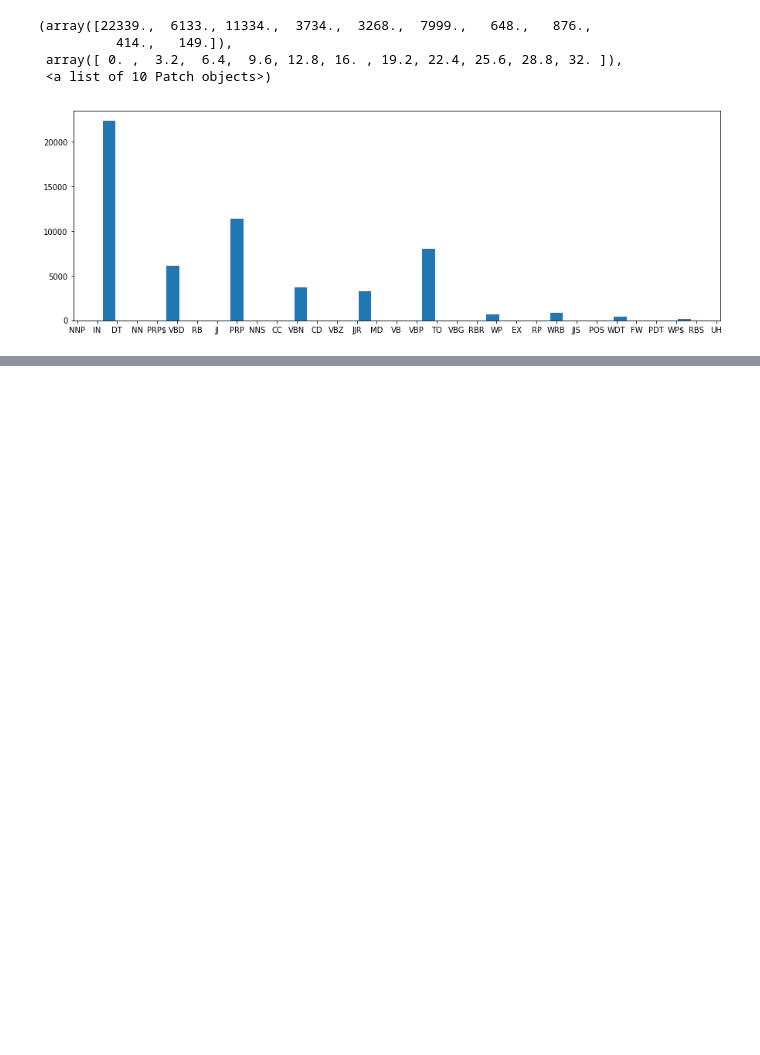
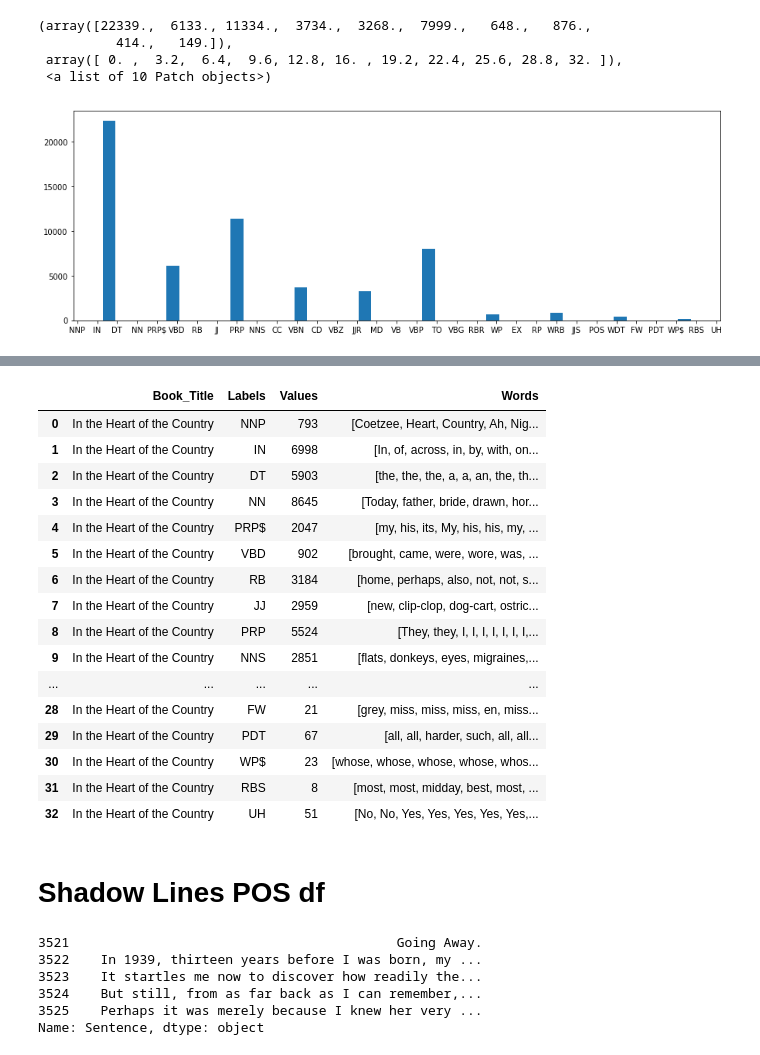
Before and after one commit to bailey-danielson/NLP_Practice, a Jupyter notebook: Part_Speech_Analysis.ipynb, the cells around one changed output, grey strips where cells are left out. Cells and saved outputs as stored; diff of their text form; code cells hidden in the pictures; blank space fills up the shorter version.

Commit message:
created pos data frames

```diff
--- a/Part_Speech_Analysis.ipynb
+++ b/Part_Speech_Analysis.ipynb
@@ -62,0 +76,3 @@ IHC_tags[:12]
+# %%
+IHC_pos_words = dict_pos_word(tagged_IHC.pos_tags)
+IHC_pos_words
@@ -62,0 +97,3 @@ IHC_tags[:12]
+# %%
+IHC_list_values = [ v for v in IHC_pos_words.values() ]
+IHC_list_values
@@ -83,0 +139,38 @@ plt.show()
+# %%
+IHC_pos_df = pd.DataFrame(
+    {'Book_Title': "In the Heart of the Country",
+     'Labels': ihc_labels,
+     'Values': ihc_values,
+     'Words': IHC_list_values})
+# %%
+IHC_pos_df.head(35)
+# %% [output]
+|  | Book_Title | Labels | Values | Words |
+| 0 | In the Heart of the Country | NNP | 793 | [Coetzee, Heart, Country, Ah, Nig... |
+| 1 | In the Heart of the Country | IN | 6998 | [In, of, across, in, by, with, on... |
+| 2 | In the Heart of the Country | DT | 5903 | [the, the, the, a, a, an, the, th... |
+| 3 | In the Heart of the Country | NN | 8645 | [Today, father, bride, drawn, hor... |
+| 4 | In the Heart of the Country | PRP$ | 2047 | [my, his, its, My, his, his, my, ... |
+| 5 | In the Heart of the Country | VBD | 902 | [brought, came, were, wore, was, ... |
+| 6 | In the Heart of the Country | RB | 3184 | [home, perhaps, also, not, not, s... |
+| 7 | In the Heart of the Country | JJ | 2959 | [new, clip-clop, dog-cart, ostric... |
+| 8 | In the Heart of the Country | PRP | 5524 | [They, they, I, I, I, I, I, I, I,... |
+| 9 | In the Heart of the Country | NNS | 2851 | [flats, donkeys, eyes, migraines,... |
+| ... | ... | ... | ... | ... |
+| 28 | In the Heart of the Country | FW | 21 | [grey, miss, miss, miss, en, miss... |
+| 29 | In the Heart of the Country | PDT | 67 | [all, all, harder, such, all, all... |
+| 30 | In the Heart of the Country | WP$ | 23 | [whose, whose, whose, whose, whos... |
+| 31 | In the Heart of the Country | RBS | 8 | [most, most, midday, best, most, ... |
+| 32 | In the Heart of the Country | UH | 51 | [No, No, Yes, Yes, Yes, Yes, Yes,... |
+# %% [markdown]
+# Shadow Lines POS df
+# %%
+SL_df = df[df["Book_Title"] == "Shadow Lines"]["Sentence"]
+SL_df.head()
+# %% [output]
+3521                                          Going Away.
+3522    In 1939, thirteen years before I was born, my ...
+3523    It startles me now to discover how readily the...
+3524    But still, from as far back as I can remember,...
+3525    Perhaps it was merely because I knew her very ...
+Name: Sentence, dtype: object
```
Also changed, not shown: parts of 17 cells of this notebook.
